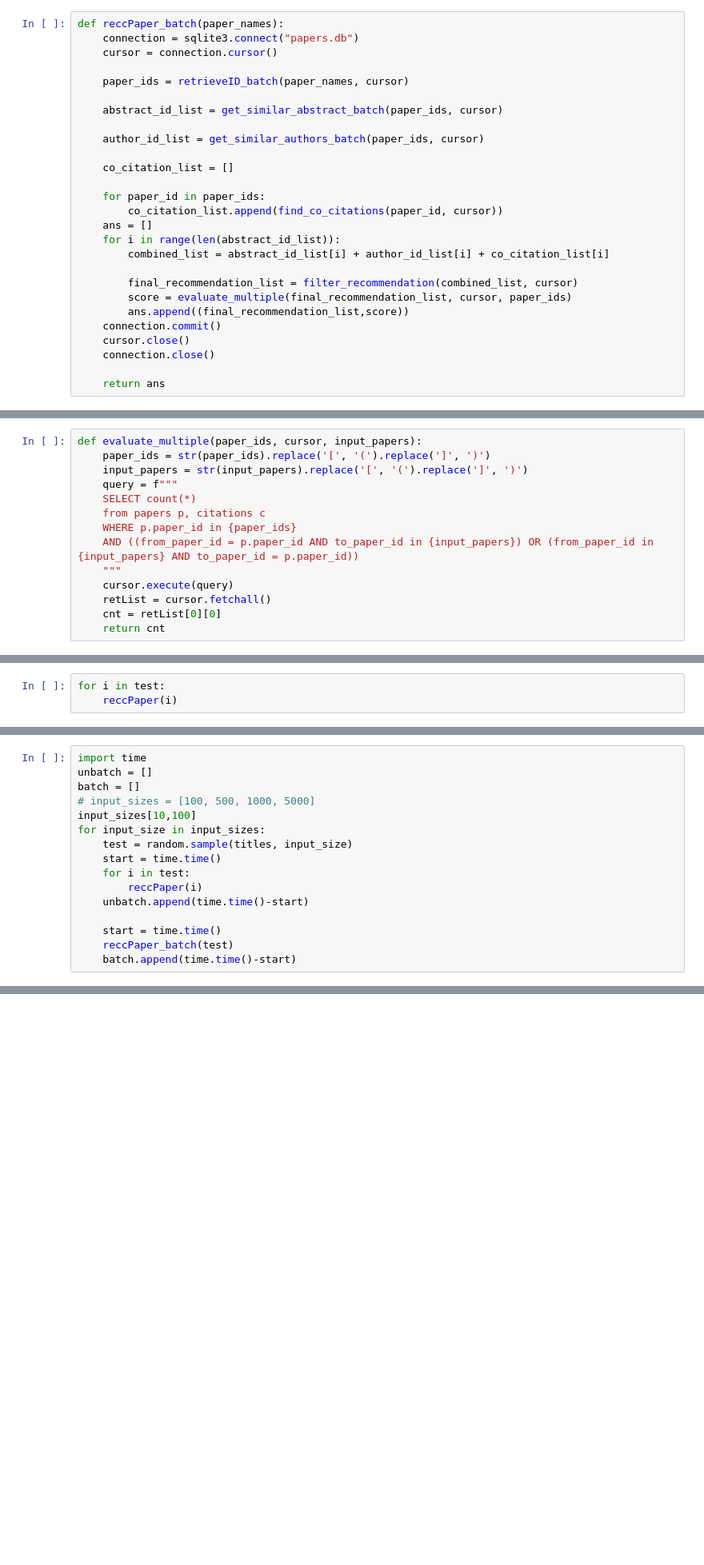
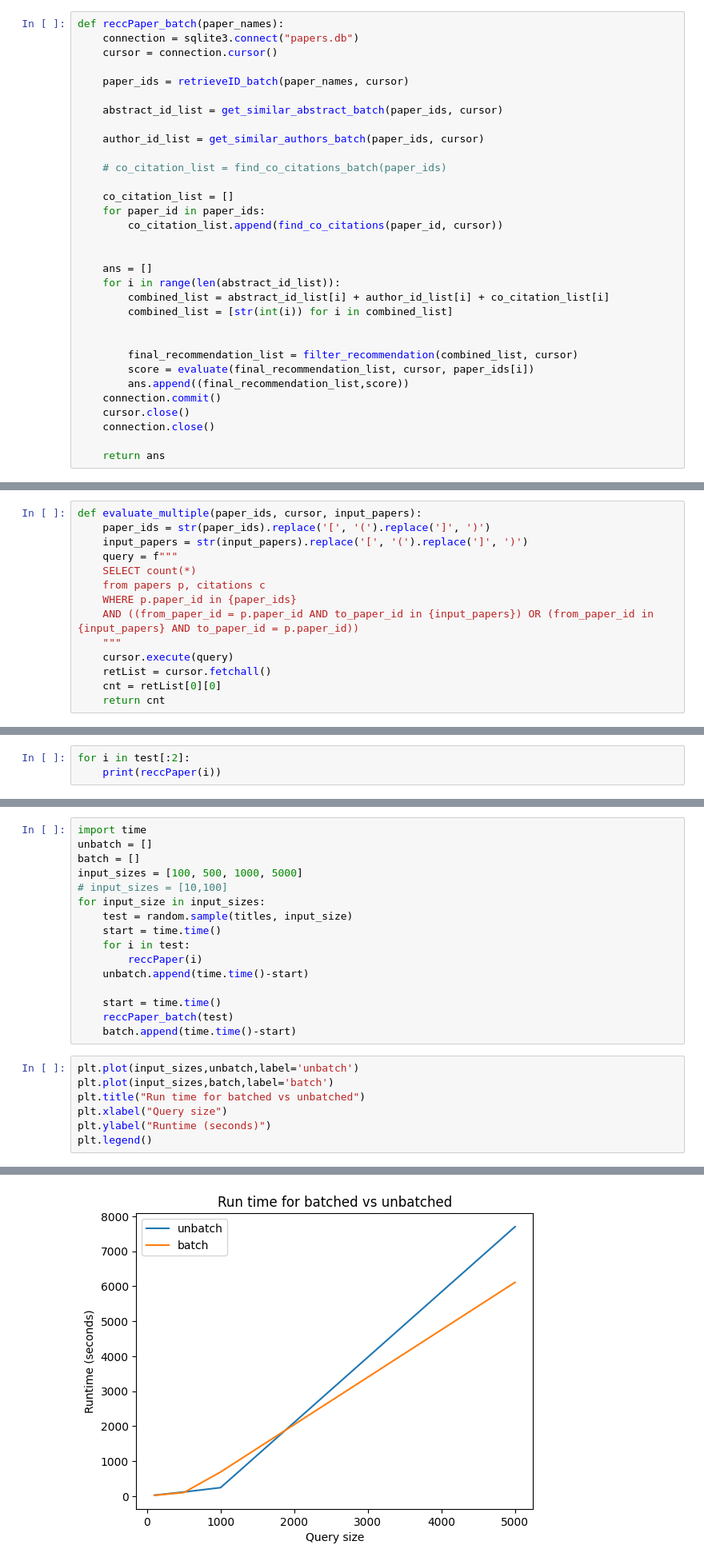
Before and after one commit to huaihuaiweng/CS6400-project, a Jupyter notebook: program.ipynb, the cells around one changed output, grey strips where cells are left out. Shown: that part at 80% size. Saved outputs shown, nothing was run; the diff lists cells and outputs as text; blank space fills up the shorter version.

```diff
--- a/program.ipynb
+++ b/program.ipynb
@@ -290,16 +306,21 @@ def reccPaper_batch(paper_names):
 
     author_id_list = get_similar_authors_batch(paper_ids, cursor)
 
+    # co_citation_list = find_co_citations_batch(paper_ids)
+
     co_citation_list = []
-
     for paper_id in paper_ids:
         co_citation_list.append(find_co_citations(paper_id, cursor))
+
+
     ans = []
     for i in range(len(abstract_id_list)):
         combined_list = abstract_id_list[i] + author_id_list[i] + co_citation_list[i]
+        combined_list = [str(int(i)) for i in combined_list]
+
 
         final_recommendation_list = filter_recommendation(combined_list, cursor)
-        score = evaluate_multiple(final_recommendation_list, cursor, paper_ids)
+        score = evaluate(final_recommendation_list, cursor, paper_ids[i])
         ans.append((final_recommendation_list,score))
     connection.commit()
     cursor.close()
@@ -399,3 +373,3 @@ def find_co_citations_batch(paper_ids, cursor, limit = 30):
-# %%
-for i in test:
-    reccPaper(i)
+# %%
+for i in test[:2]:
+    print(reccPaper(i))
@@ -403,8 +384,8 @@ for i in test:
 import time
 unbatch = []
 batch = []
-# input_sizes = [100, 500, 1000, 5000]
-input_sizes[10,100]
+input_sizes = [100, 500, 1000, 5000]
+# input_sizes = [10,100]
 for input_size in input_sizes:
     test = random.sample(titles, input_size)
     start = time.time()
@@ -415,3 +396,11 @@ for input_size in input_sizes:
     start = time.time()
     reccPaper_batch(test)
     batch.append(time.time()-start)
+# %%
+plt.plot(input_sizes,unbatch,label='unbatch')
+plt.plot(input_sizes,batch,label='batch')
+plt.title("Run time for batched vs unbatched")
+plt.xlabel("Query size")
+plt.ylabel("Runtime (seconds)")
+plt.legend()
+# %% [output]
@@ -418,2 +408,3 @@ for input_size in input_sizes:
+[figure, added]
 # %%
 reccPaper_batch(test)
```
Also changed, not shown: parts of 22 cells of this notebook, 2 other files.
